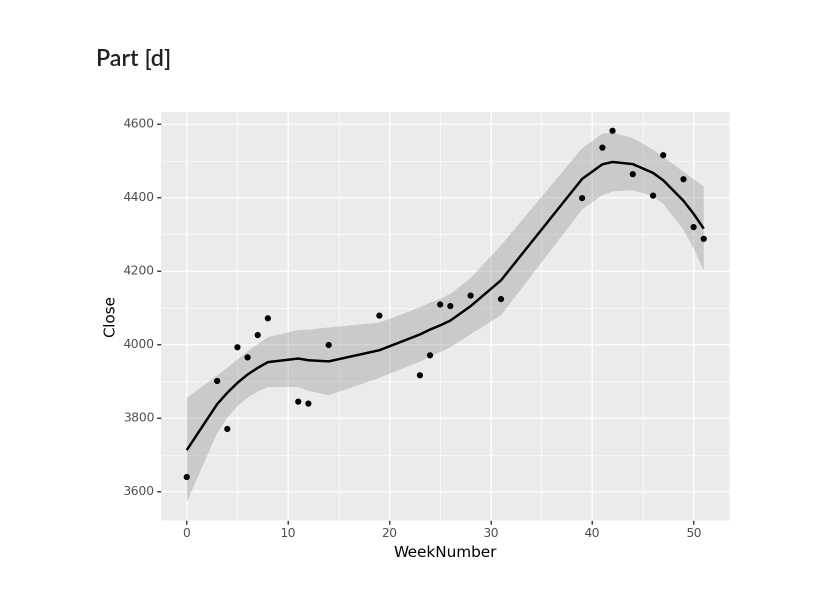
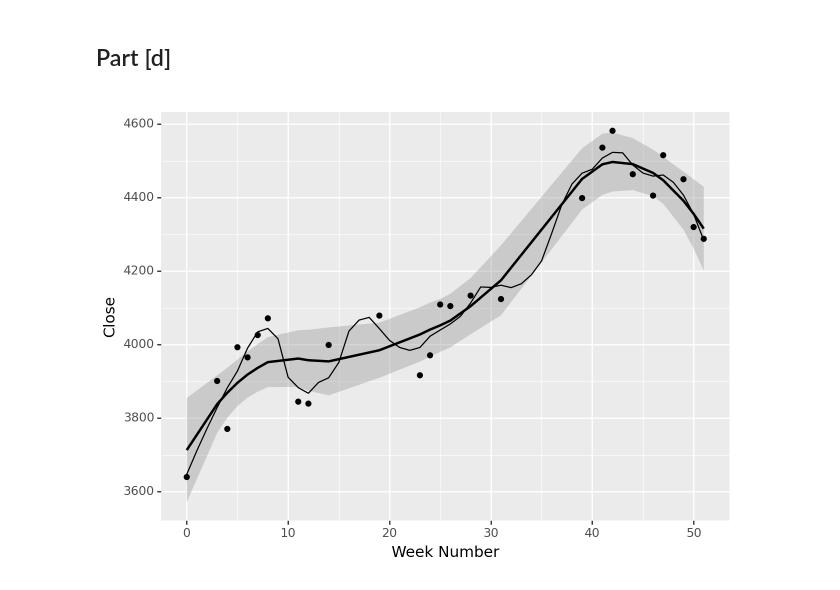
Before and after one commit to dg3358/Columbia-ACTU-5841, a Jupyter notebook: Midterm/Midterm.ipynb, the cells around one changed output. Saved outputs shown, nothing was run; the diff lists cells and outputs as text; code cells hidden in the pictures.

```diff
--- a/Midterm/Midterm.ipynb
+++ b/Midterm/Midterm.ipynb
@@ -67,6 +67,10 @@ for i in range(len(weeks)):
 
 predictions = np.asarray(predictions).flatten()
 # %%
-data_report = pd.DataFrame(np.array([weeks, date_grid, predictions]).T, columns = ["WeekNumber", "Date", "Close"])
+data_report = pd.DataFrame(np.array([weeks, date_grid, predictions]).T, columns = ["Week Number", "Date", "Estimated Close"])
+
+data_report["Week Number"] = data_report["Week Number"].astype(int)
+data_report["Estimated Close"] = data_report["Estimated Close"].astype(float)
+
 data_report
 # %% [output]
@@ -101,10 +105,12 @@ plt.show()
 # %% [markdown]
 ## Part [d]
 # %%
-smooth_plot = pn.ggplot(data) +\
-pn.geom_smooth(pn.aes(x = "WeekNumber", y = "Close"), method = "loess", span = 0.60, se = True, method_args = {"degree":2,"level":0.95}) +\
-pn.geom_point(pn.aes(x = "WeekNumber", y = "Close"))
+smooth_plot = pn.ggplot() +\
+pn.geom_smooth(data, pn.aes(x = "WeekNumber", y = "Close"), method = "loess", span = 0.60, se = True, method_args = {"degree":2,"level":0.95}) +\
+pn.geom_point(data, pn.aes(x = "WeekNumber", y = "Close")) +\
+pn.geom_line(data_report, pn.aes(x = "Week Number", y = "Estimated Close")) +\
+pn.xlab('Week Number')
 
 print(smooth_plot)
 # %% [output]
-[figure, old version]
+[figure, new version]
```
Also changed, not shown: parts of 2 cells of this notebook.
